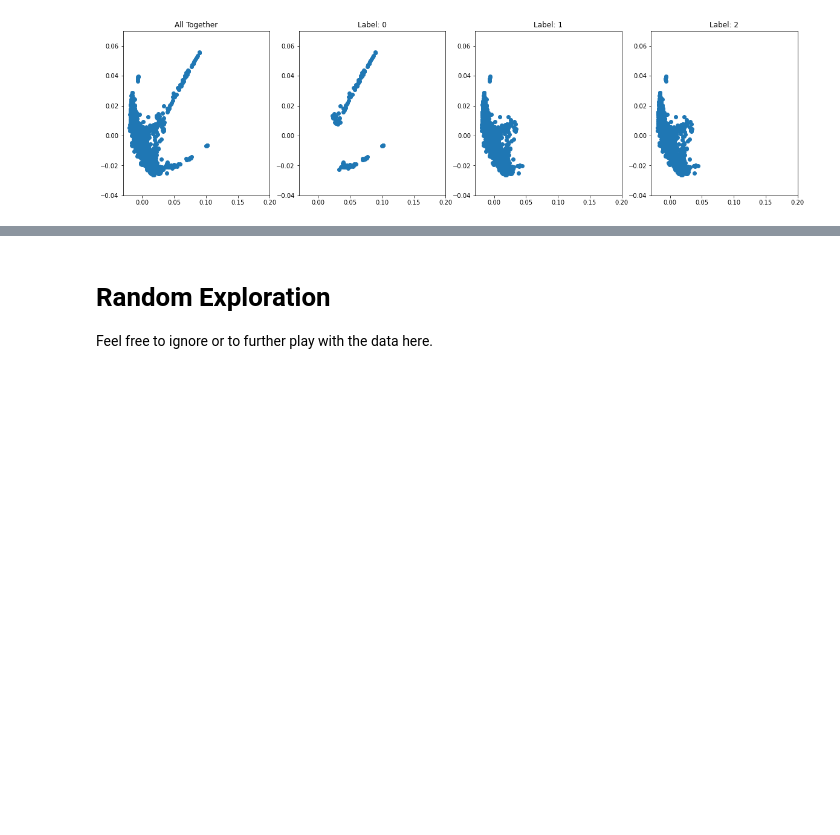
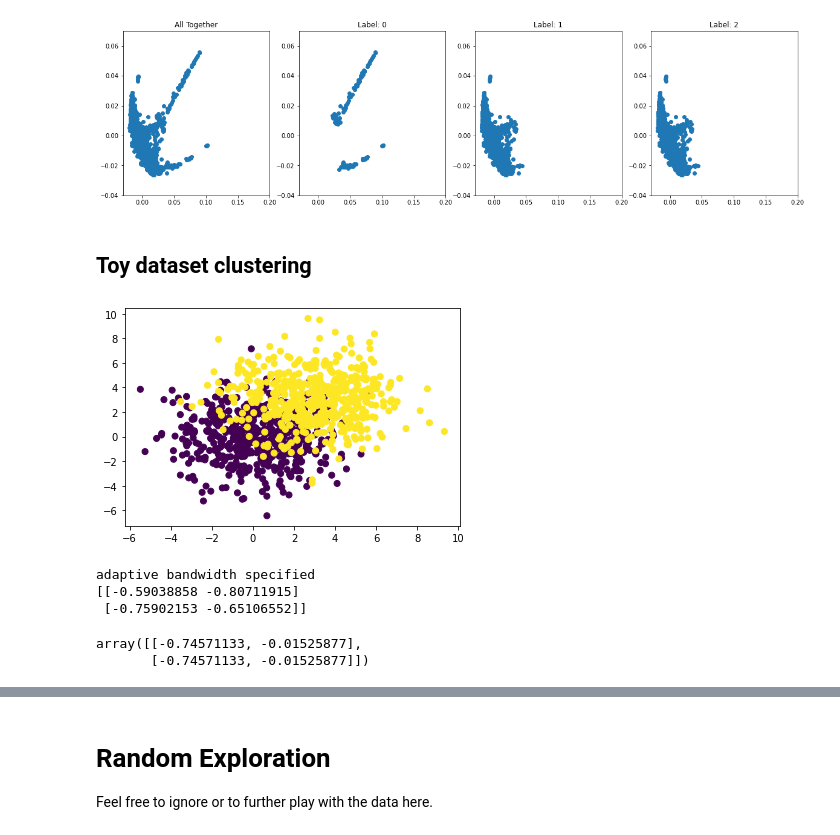
Before and after one commit to anniegao2007/neuron-clustering, a Jupyter notebook: code.ipynb, the cells around one changed output, grey strips where cells are left out. Saved outputs shown, nothing was run; the diff lists cells and outputs as text; code cells hidden in the pictures; blank space fills up the shorter version.

Commit message:
toy dataset

```diff
--- a/code.ipynb
+++ b/code.ipynb
@@ -496,3 +496,35 @@ used = set()
 rand_pt = np.random.random_integers(0, psi_k.shape[0]-1)
 pts = [pt for pt in range(psi_k.shape[0]) if pt not in used]
 dists = np.array([np.linalg.norm(psi_k[pt,...] - psi_k[rand_pt,...]) for pt in pts])
+# %% [markdown]
+## Toy dataset clustering
+# %%
+def gen_points(n=1000,k=2,dim=2,sigma=2,plot=1):
+    ppc = int(n/k) #points per cluster
+    coords = np.empty([n,dim])
+    coords[:ppc,:] = scipy.stats.norm(loc=0, scale=sigma).rvs(size=(ppc,dim))
+    coords[ppc:,:] = scipy.stats.norm(loc=3, scale=sigma).rvs(size=(ppc,dim))
+    gt = np.zeros(n); gt[ppc:] =1;
+    if plot:
+        plt.figure(figsize=(6,4))
+        plt.scatter(coords[:,0],coords[:,1],c=gt)
+        plt.show()
+    return coords, gt
+# %%
+coords,gt = gen_points()
+# %% [output]
+[figure, added]
+# %%
+data_affin = cd.gaussian_kernel(coords,kernel_type="adaptive", sigma=3.0, k=5)
+data_lapl  = cd.L(data_affin) # note: made adjustments to cd.L normalizing b/c 0's in affinity
+labels_SC, centroids  = cd.SC(data_lapl, k=2, thresh=0.4)
+data_phate = phate.PHATE(verbose=0).fit_transform(coords)
+# %% [output]
+adaptive bandwidth specified
+[[-0.59038858 -0.80711915]
+ [-0.75902153 -0.65106552]]
+# %%
+centroids
+# %% [output]
+array([[-0.74571133, -0.01525877],
+       [-0.74571133, -0.01525877]])
```
Also changed, not shown: parts of 1 cell of this notebook.
